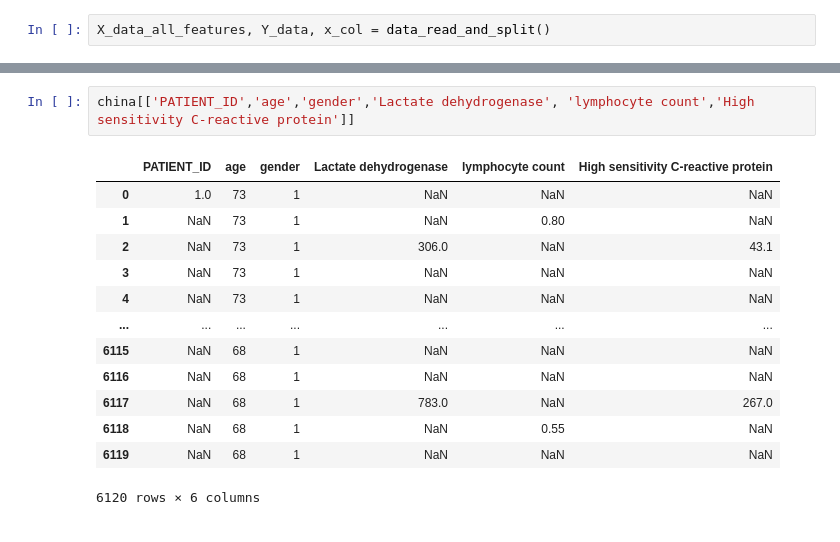
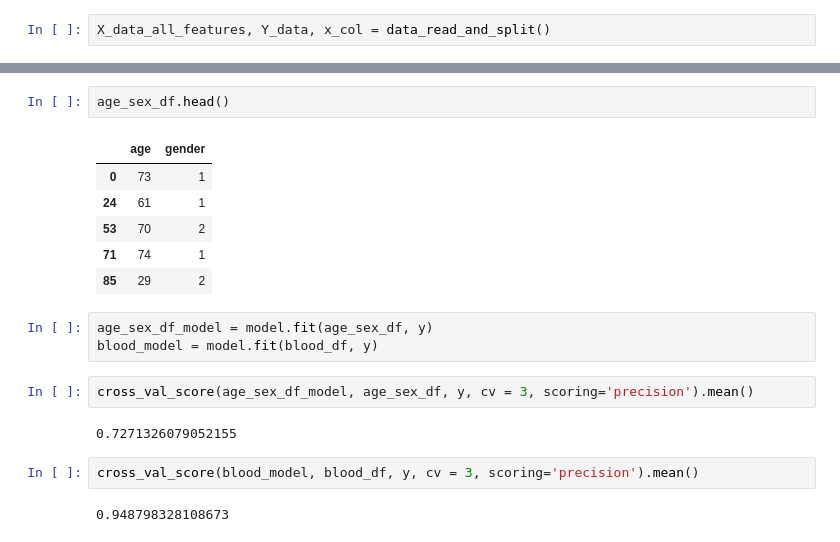
Before and after one commit to mini-pw/2021L-WB-ML, a Jupyter notebook: DeepJajo/Netherlands_x_China.ipynb, the cells around one changed output, grey strips where cells are left out. Cells and saved outputs as stored; diff of their text form.

```diff
--- a/DeepJajo/Netherlands_x_China.ipynb
+++ b/DeepJajo/Netherlands_x_China.ipynb
@@ -267,16 +250,20 @@ china.loc[china.PATIENT_ID.isin(X_data_all_features.index)][['age','gender']]
-# %%
-china[['PATIENT_ID','age','gender','Lactate dehydrogenase', 'lymphocyte count','High sensitivity C-reactive protein']]
-# %% [output]
-|  | PATIENT_ID | age | gender | Lactate dehydrogenase | lymphocyte count | High sensitivity C-reactive protein |
-| 0 | 1.0 | 73 | 1 | NaN | NaN | NaN |
-| 1 | NaN | 73 | 1 | NaN | 0.80 | NaN |
-| 2 | NaN | 73 | 1 | 306.0 | NaN | 43.1 |
-| 3 | NaN | 73 | 1 | NaN | NaN | NaN |
-| 4 | NaN | 73 | 1 | NaN | NaN | NaN |
-| ... | ... | ... | ... | ... | ... | ... |
-| 6115 | NaN | 68 | 1 | NaN | NaN | NaN |
-| 6116 | NaN | 68 | 1 | NaN | NaN | NaN |
-| 6117 | NaN | 68 | 1 | 783.0 | NaN | 267.0 |
-| 6118 | NaN | 68 | 1 | NaN | 0.55 | NaN |
-| 6119 | NaN | 68 | 1 | NaN | NaN | NaN |
-6120 rows × 6 columns
+# %%
+age_sex_df.head()
+# %% [output]
+|  | age | gender |
+| 0 | 73 | 1 |
+| 24 | 61 | 1 |
+| 53 | 70 | 2 |
+| 71 | 74 | 1 |
+| 85 | 29 | 2 |
+# %%
+age_sex_df_model = model.fit(age_sex_df, y)
+blood_model = model.fit(blood_df, y)
+# %%
+cross_val_score(age_sex_df_model, age_sex_df, y, cv = 3, scoring='precision').mean()
+# %% [output]
+0.7271326079052155
+# %%
+cross_val_score(blood_model, blood_df, y, cv = 3, scoring='precision').mean()
+# %% [output]
+0.948798328108673
```
Also changed, not shown: parts of 5 cells of this notebook.
